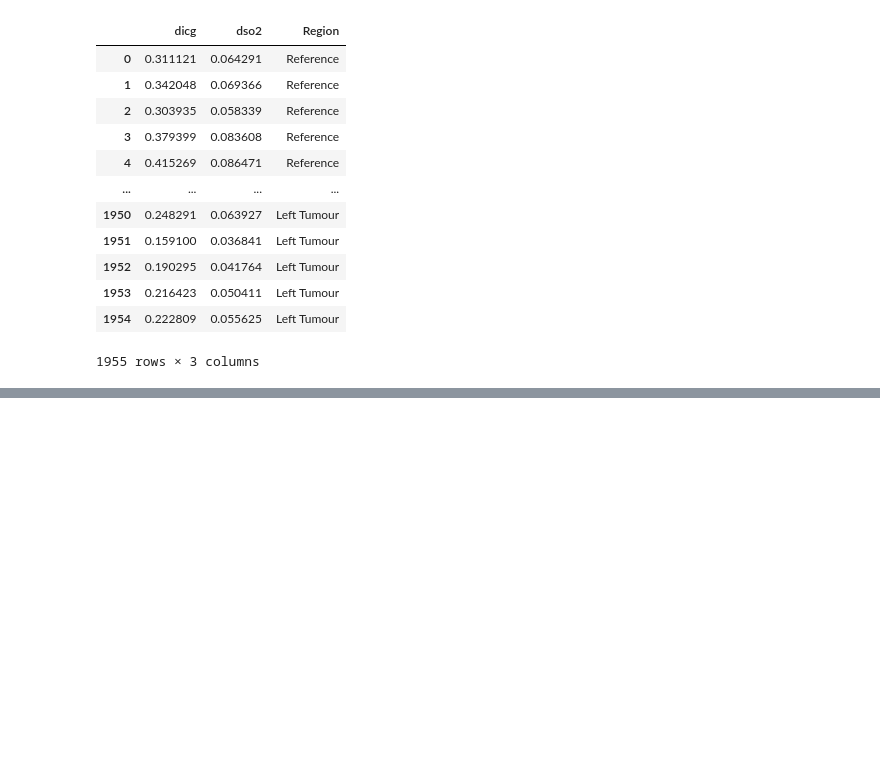
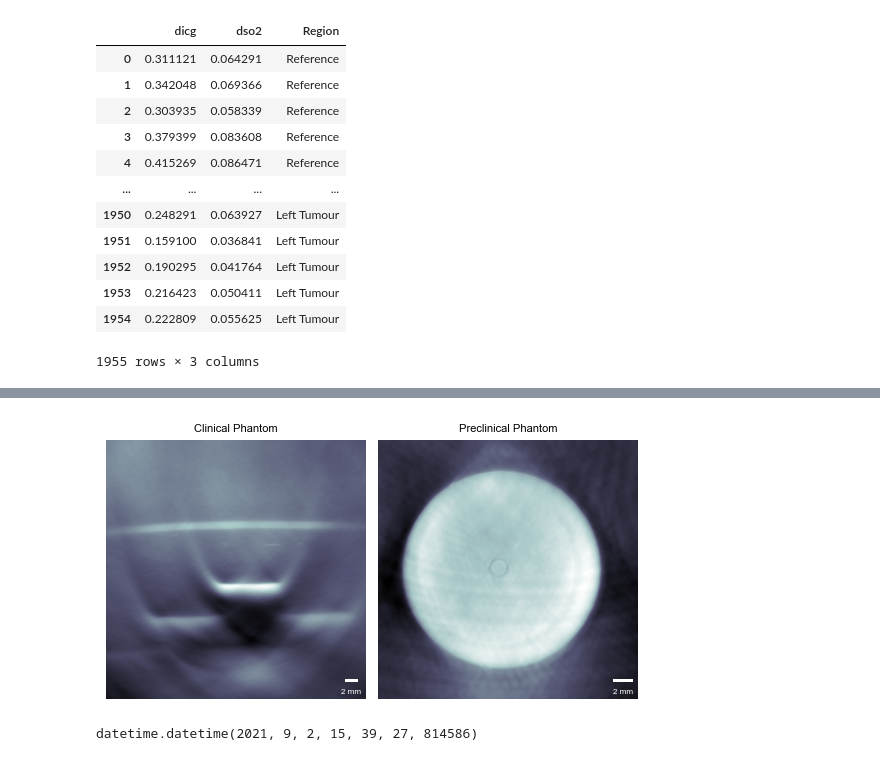
Before and after one commit to BohndiekLab/patato, a Jupyter notebook: docs/paper_figures/paper+figures.ipynb, the cells around one changed output, grey strips where cells are left out. Cells and saved outputs as stored; diff of their text form; code cells hidden in the pictures; blank space fills up the shorter version.

```diff
--- a/docs/paper_figures/paper+figures.ipynb
+++ b/docs/paper_figures/paper+figures.ipynb
@@ -207,16 +240,10 @@ WARNING: R[write to console]: Loading required package: viridisLite
 [figure]
 # %%
 # Phantom figure:
+import matplotlib
+matplotlib.rc('font', family='Arial')
 
-p_clinical = get_msot_phantom_example("clinical")
+p_clinical = get_msot_phantom_example("clinical")[4:5]
+p_clinical.set_default_recon()
 p_preclinical = get_msot_phantom_example("preclinical")
-
-p_clinical.set_default_recon()
 p_preclinical.set_default_recon()
-
-r = p_clinical.get_scan_reconstructions()
-r.imshow()
-plt.show()
-r = p_preclinical.get_scan_reconstructions()[-2:-1]
-r.imshow()
-plt.show()
@@ -225,0 +250,20 @@ plt.show()
+# %%
+inch = 2.54
+fig, (ax1, ax2) = plt.subplots(1, 2, figsize=(13.5 / inch, 7.5 / inch))
+r = p_clinical.get_scan_reconstructions()
+ax1.set_title("Clinical Phantom", fontsize=8)
+r.imshow(ax=ax1)
+
+r = p_preclinical.get_scan_reconstructions()[:, 30:31]
+ax2.set_title("Preclinical Phantom", fontsize=8)
+r.imshow(ax=ax2)
+fig.subplots_adjust(left=0, right=1, bottom=0, hspace=0.005, wspace=0.05)
+plt.savefig("test_figure.pdf")
+plt.savefig("test_figure.png", dpi=300)
+plt.show()
+# %% [output]
+[figure, added]
+# %%
+p_preclinical.get_scan_datetime()
+# %% [output]
+datetime.datetime(2021, 9, 2, 15, 39, 27, 814586)
```
Also changed, not shown: parts of 3 cells of this notebook, 10 other files.
